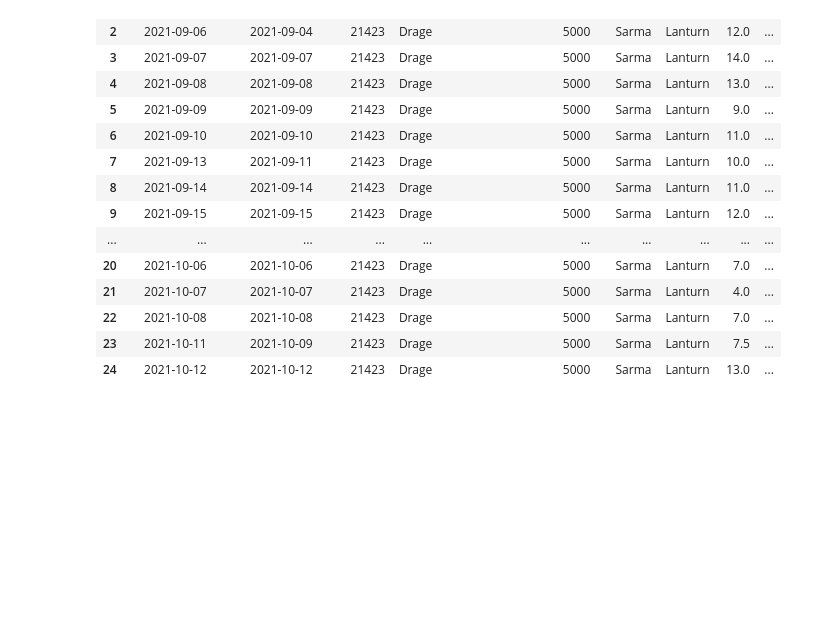
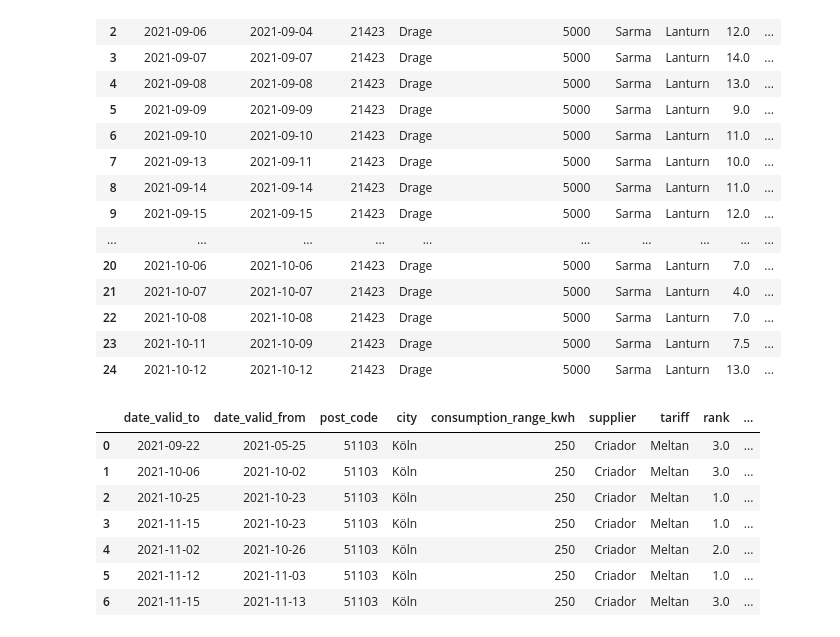
Before and after one commit to michael-fuest/DAiA-EON, a Jupyter notebook: Supplier data for trend analysis.ipynb, the cells around one changed output. Drawn from its saved outputs; the diff is of its cells as text; code cells hidden in the pictures; blank space fills up the shorter version.

```diff
--- a/Supplier data for trend analysis.ipynb
+++ b/Supplier data for trend analysis.ipynb
@@ -90,3 +90,17 @@ g_sarma.head(25)
 | 24 | 2021-10-12 | 2021-10-12 | 21423 | Drage | 5000 | Sarma | Lanturn | 13.0 | ... |
 # %%
 g_sarma.to_csv('./data/single_supp_data_for_trends.csv')
+# %%
+cariador_data = competitor_prices_power_for_trend[competitor_prices_power_for_trend['supplier'] == "Criador"].reset_index(drop=True)
+# %%
+g_criador = cariador_data[(cariador_data['post_code']==51103) & (cariador_data['consumption_range_kwh'] ==250) & (cariador_data['tariff'] == "Meltan") ].reset_index(drop = True)
+g_criador.head(25)
+# %% [output]
+|  | date_valid_to | date_valid_from | post_code | city | consumption_range_kwh | supplier | tariff | rank | ... |
+| 0 | 2021-09-22 | 2021-05-25 | 51103 | Köln | 250 | Criador | Meltan | 3.0 | ... |
+| 1 | 2021-10-06 | 2021-10-02 | 51103 | Köln | 250 | Criador | Meltan | 3.0 | ... |
+| 2 | 2021-10-25 | 2021-10-23 | 51103 | Köln | 250 | Criador | Meltan | 1.0 | ... |
+| 3 | 2021-11-15 | 2021-10-23 | 51103 | Köln | 250 | Criador | Meltan | 1.0 | ... |
+| 4 | 2021-11-02 | 2021-10-26 | 51103 | Köln | 250 | Criador | Meltan | 2.0 | ... |
+| 5 | 2021-11-12 | 2021-11-03 | 51103 | Köln | 250 | Criador | Meltan | 1.0 | ... |
+| 6 | 2021-11-15 | 2021-11-13 | 51103 | Köln | 250 | Criador | Meltan | 3.0 | ... |
```
Also changed, not shown: parts of 1 cell of this notebook, 2 other files.
